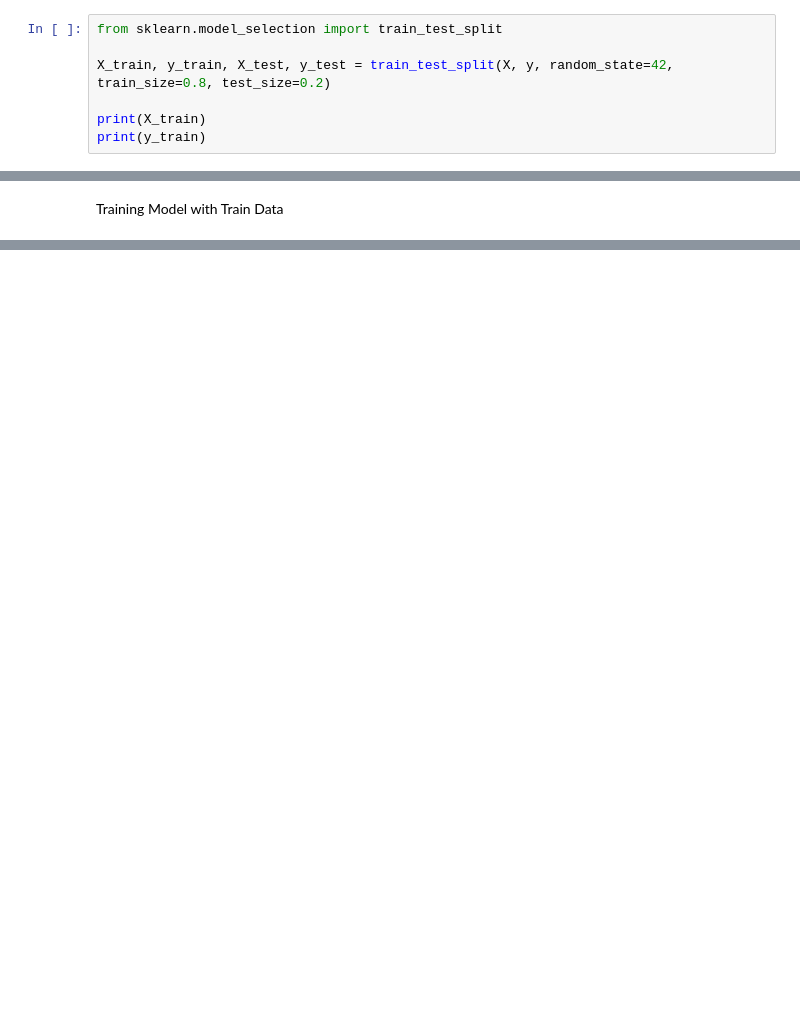
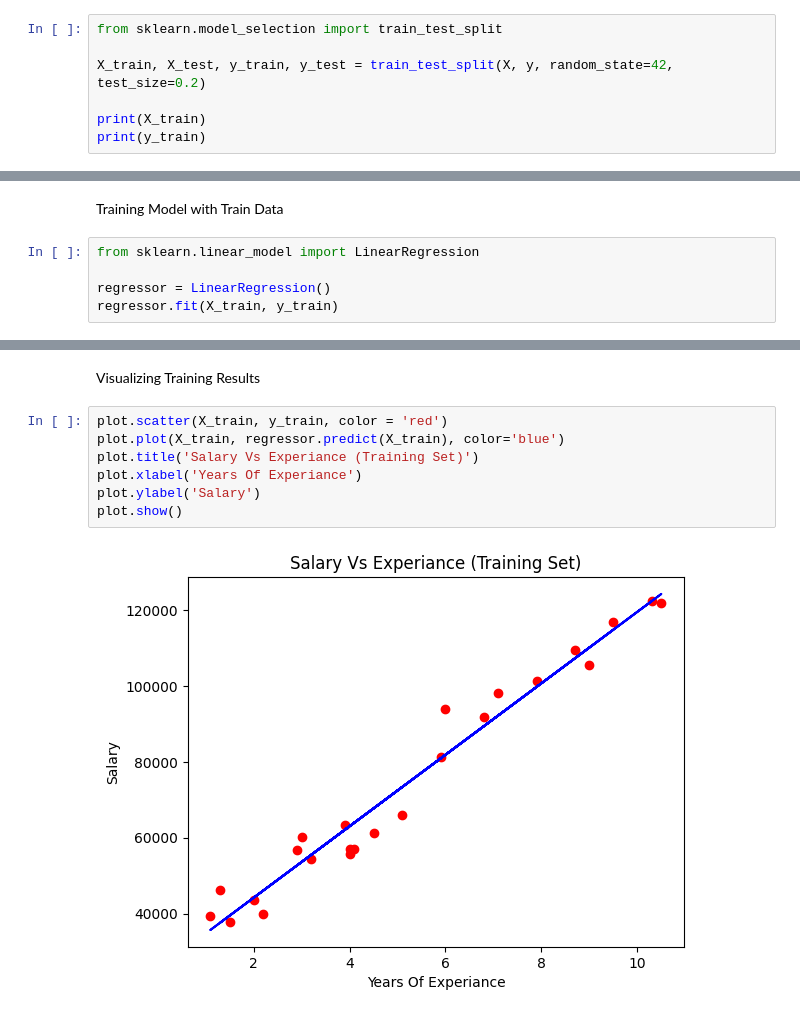
Before and after one commit to mullurirevanthkumar/machine-learning, a Jupyter notebook: SimpleLinearRegression.ipynb, the cells around one changed output, grey strips where cells are left out. Saved outputs shown, nothing was run; the diff lists cells and outputs as text; blank space fills up the shorter version.

Commit message:
Added simple linear regression model

```diff
--- a/SimpleLinearRegression.ipynb
+++ b/SimpleLinearRegression.ipynb
@@ -36,7 +36,7 @@ Split Data into Training and Test Set
 # %%
 from sklearn.model_selection import train_test_split
 
-X_train, y_train, X_test, y_test = train_test_split(X, y, random_state=42, train_size=0.8, test_size=0.2)
+X_train, X_test, y_train, y_test = train_test_split(X, y, random_state=42, test_size=0.2)
 
 print(X_train)
 print(y_train)
@@ -61,2 +61,7 @@ print(y_train)
 # %% [markdown]
 Training Model with Train Data
+# %%
+from sklearn.linear_model import LinearRegression
+
+regressor = LinearRegression()
+regressor.fit(X_train, y_train)
@@ -62,0 +79,11 @@ Training Model with Train Data
+# %% [markdown]
+Visualizing Training Results
+# %%
+plot.scatter(X_train, y_train, color = 'red')
+plot.plot(X_train, regressor.predict(X_train), color='blue')
+plot.title('Salary Vs Experiance (Training Set)')
+plot.xlabel('Years Of Experiance')
+plot.ylabel('Salary')
+plot.show()
+# %% [output]
+[figure, added]
```
Also changed, not shown: parts of 6 cells of this notebook, 3 other files.
